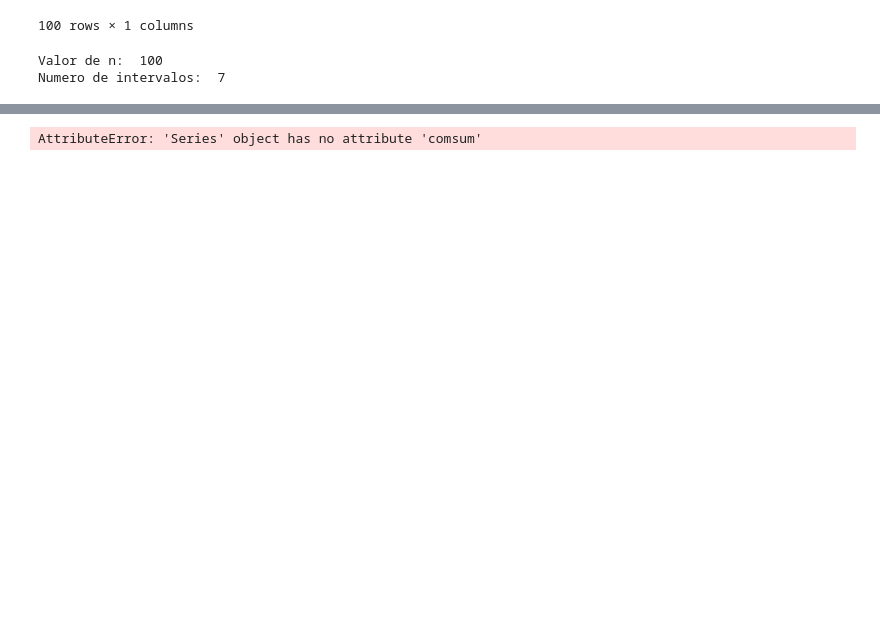
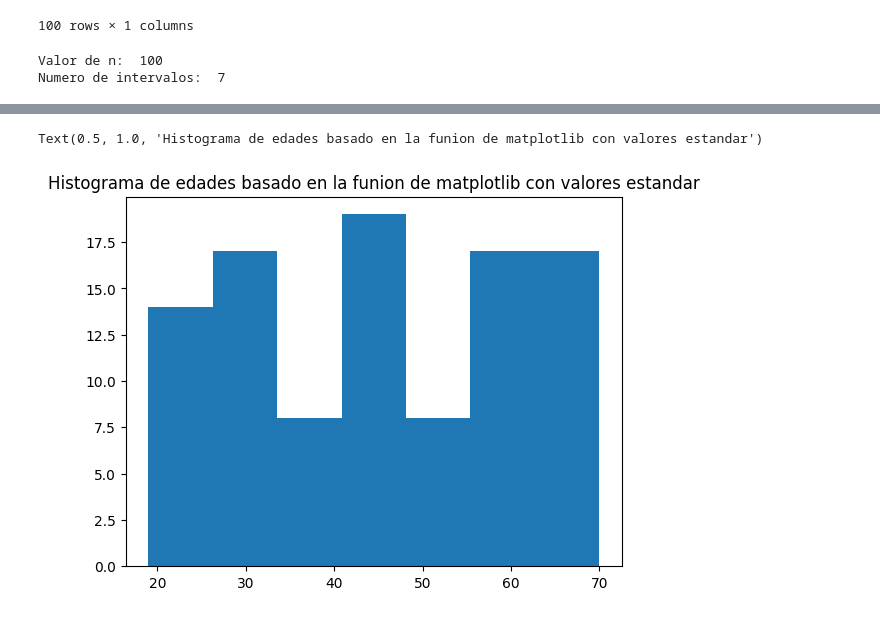
Before and after one commit to GloriaMonreal/ProbabilidadEstadistica, a Jupyter notebook: Unidad 1/U1_Practica_4.ipynb, the cells around one changed output, grey strips where cells are left out. Drawn from its saved outputs; the diff is of its cells as text; code cells hidden in the pictures; blank space fills up the shorter version.

```diff
--- a/Unidad 1/U1_Practica_4.ipynb
+++ b/Unidad 1/U1_Practica_4.ipynb
@@ -209,7 +209,12 @@ tabla_frecuencias
 tabla_frecuencias["Frec Rel"] = tabla_frecuencias["Frec"] / n
 tabla_frecuencias["Frec Proc"] = tabla_frecuencias['Frec'] / n * 100
 tabla_frecuencias['Frec Acum'] = tabla_frecuencias['Frec'].cumsum()
-tabla_frecuencias['Frec Rel Acum'] = tabla_frecuencias['Frec Rel'].comsum()
-tabla_frecuencias['Frec proc Acum'] = tabla_frecuencias['Frec Proc'].comsum()
+tabla_frecuencias['Frec Rel Acum'] = tabla_frecuencias['Frec Rel'].cumsum()
+tabla_frecuencias['Frec proc Acum'] = tabla_frecuencias['Frec Proc'].cumsum()
-# %% [output]
-AttributeError: 'Series' object has no attribute 'comsum'
+# %%
+import matplotlib.pyplot as plt
+plt.hist(edades, bins=k)
+plt.title ("Histograma de edades basado en la funion de matplotlib con valores estandar")
+# %% [output]
+Text(0.5, 1.0, 'Histograma de edades basado en la funion de matplotlib con valores estandar')
+[figure, added]
```
Also changed, not shown: parts of 16 cells of this notebook.
